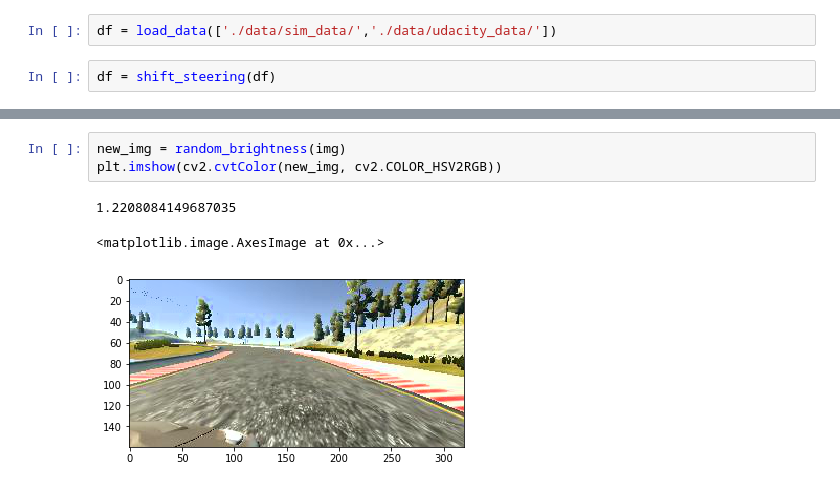
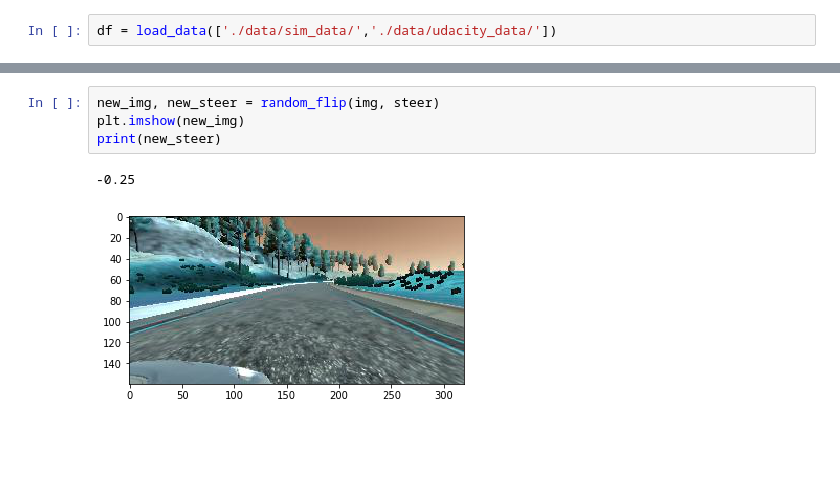
Before and after one commit to anandnimkar/behavioural-cloning, a Jupyter notebook: full_pipeline.ipynb, the cells around one changed output, grey strips where cells are left out. Saved outputs shown, nothing was run; the diff lists cells and outputs as text; blank space fills up the shorter version.

```diff
--- a/full_pipeline.ipynb
+++ b/full_pipeline.ipynb
@@ -35,7 +75,5 @@ def shift_steering(df, shift_value=0.25):
 # %%
 df = load_data(['./data/sim_data/','./data/udacity_data/'])
-# %%
-df = shift_steering(df)
 # %%
 sample = df.sample(1)
 img = cv2.imread(sample.image_path.values[0])
@@ -48,7 +87,7 @@ print(steer)
 # %%
-new_img = random_brightness(img)
-plt.imshow(cv2.cvtColor(new_img, cv2.COLOR_HSV2RGB))
+new_img, new_steer = random_flip(img, steer)
+plt.imshow(new_img)
+print(new_steer)
 # %% [output]
-1.2208084149687035
+-0.25
-<matplotlib.image.AxesImage at 0x...>
-[figure, old version]
+[figure, new version]
```
Also changed, not shown: parts of 7 cells of this notebook, 2 other files.
